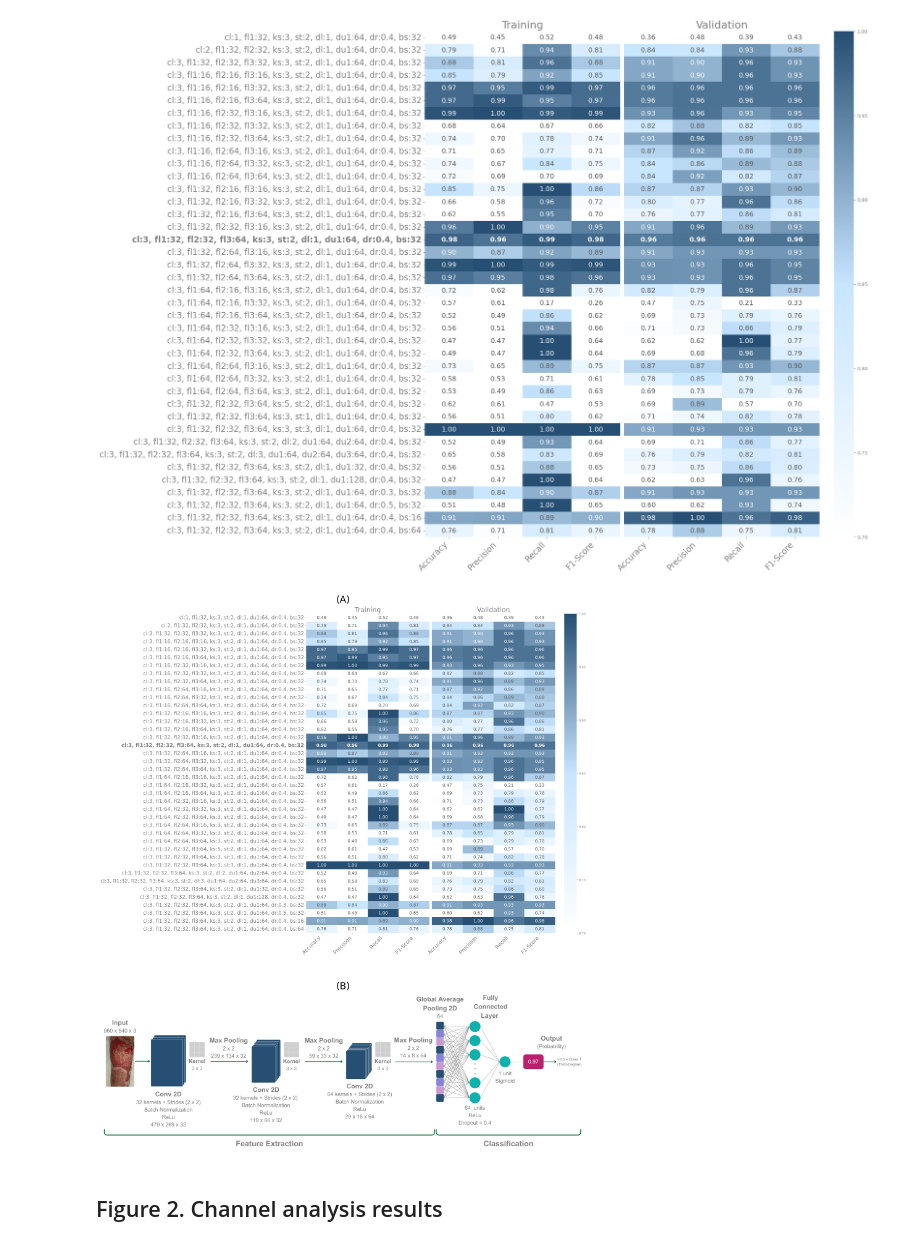
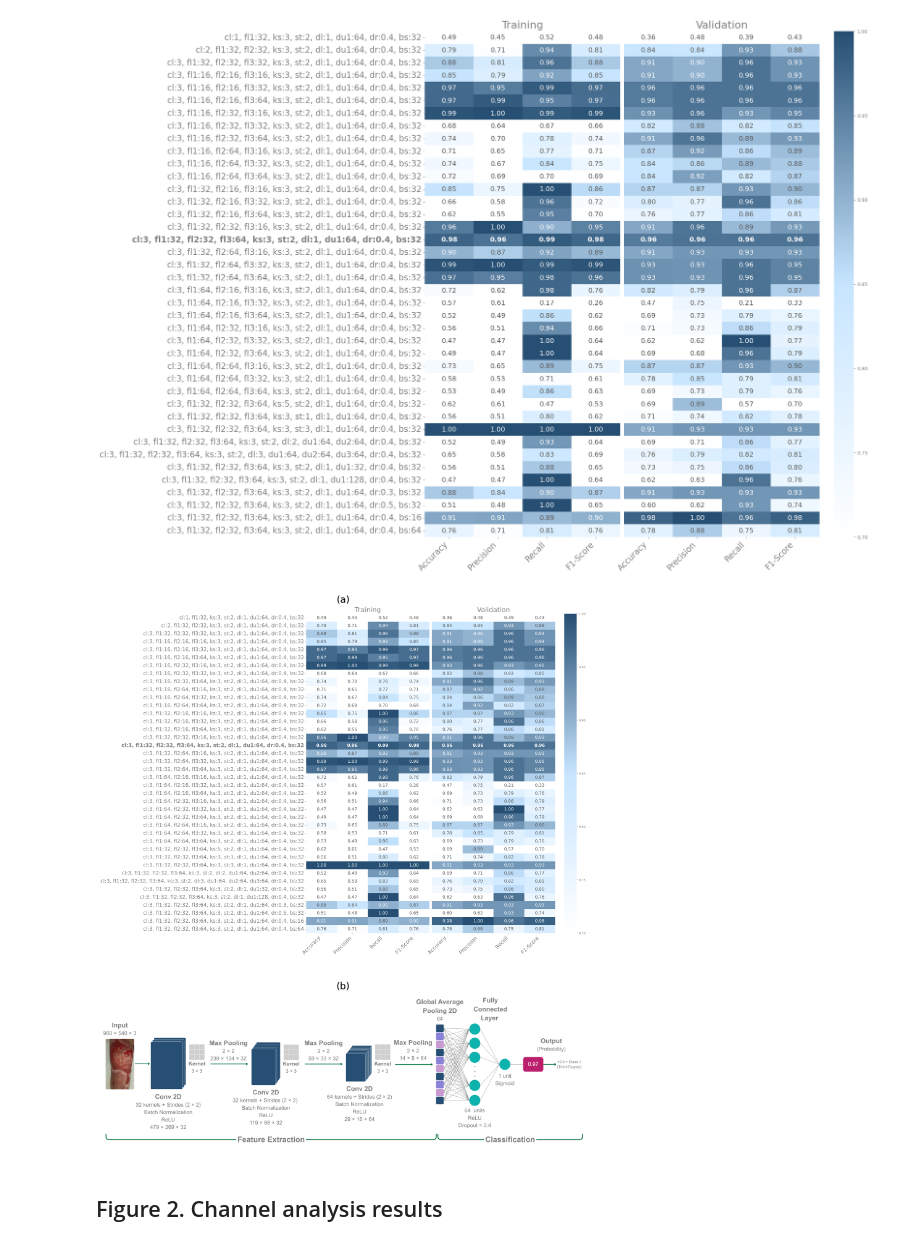
Before and after one commit to yamilemr/Automated-Classification-of-Second-and-Third-Degree-Burn-Images-Using-Convolutional-Neural-Networks, a Jupyter notebook: notebooks/figure_plots.ipynb, the cells around one changed output. Cells and saved outputs as stored; diff of their text form; code cells hidden in the pictures.

Commit message:
Update architecture images and figure 1

```diff
--- a/notebooks/figure_plots.ipynb
+++ b/notebooks/figure_plots.ipynb
@@ -202,27 +202,27 @@ plt.show()
 # %%
 #Load previously generated figures
 img_a = cv2.imread('../figures/1a_heatmap_hyperparameter_search.png')
 img_b = cv2.imread('../figures/1b_architecture_hyperparameter_search.png')
 
 #Create a vertically stacked figure with two panels (the first panel (heatmap) is given more vertical space)
 fig, ax = plt.subplots(2, 1, figsize=(22, 27), gridspec_kw={'height_ratios': [1.4, 1]})
 
 #(a) Hyperparameter search heatmap
 ax[0].imshow(cv2.cvtColor(img_a, cv2.COLOR_BGR2RGB))
-ax[0].set_title('(A)', fontsize='30')
+ax[0].set_title('(a)', fontsize='30')
 ax[0].axis('off')
 
 #(b) Best architecture
 ax[1].imshow(cv2.cvtColor(img_b, cv2.COLOR_BGR2RGB))
-ax[1].set_title('(B)', fontsize='30')
+ax[1].set_title('(b)', fontsize='30')
 ax[1].axis('off')
 
 #Adjust layout and save figure
 plt.tight_layout()
 plt.savefig('../figures/figure_1.png', dpi=700, bbox_inches='tight')
 plt.show()
 # %% [output]
-[figure, old version]
+[figure, new version]
 # %% [markdown]
 ## Figure 2. Channel analysis results
 # %%
```
Also changed, not shown: parts of 3 cells of this notebook, 3 other files.
